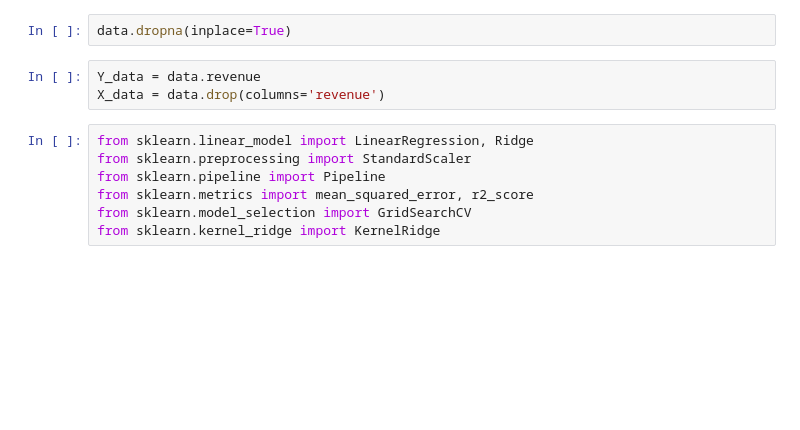
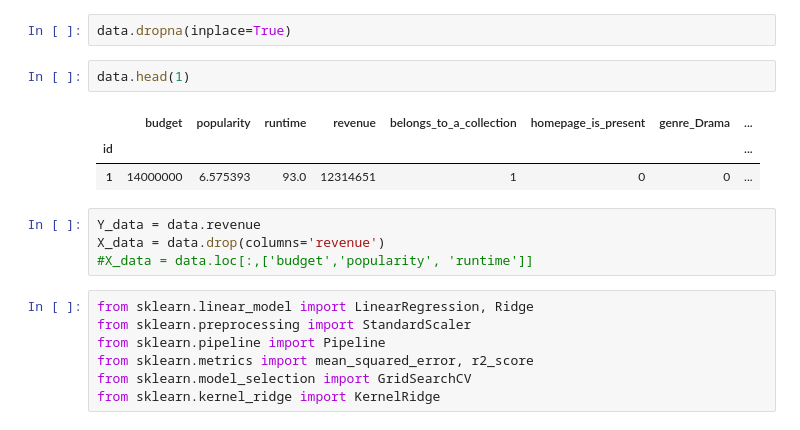
Before and after one commit to sergiorolnic/datascience, a Jupyter notebook: datascience_project.ipynb, the cells around one changed output. Saved outputs shown, nothing was run; the diff lists cells and outputs as text; blank space fills up the shorter version.

```diff
--- a/datascience_project.ipynb
+++ b/datascience_project.ipynb
@@ -325,9 +325,16 @@ release_year                     0
 Length: 79, dtype: int64
 # %%
 data.dropna(inplace=True)
+# %%
+data.head(1)
+# %% [output]
+|  | budget | popularity | runtime | revenue | belongs_to_a_collection | homepage_is_present | genre_Drama | ... |
+| id |  |  |  |  |  |  |  | ... |
+| 1 | 14000000 | 6.575393 | 93.0 | 12314651 | 1 | 0 | 0 | ... |
 # %%
 Y_data = data.revenue
 X_data = data.drop(columns='revenue')
+#X_data = data.loc[:,['budget','popularity', 'runtime']]
 # %%
 from sklearn.linear_model import LinearRegression, Ridge
 from sklearn.preprocessing import StandardScaler
```
Also changed, not shown: parts of 17 cells of this notebook.
